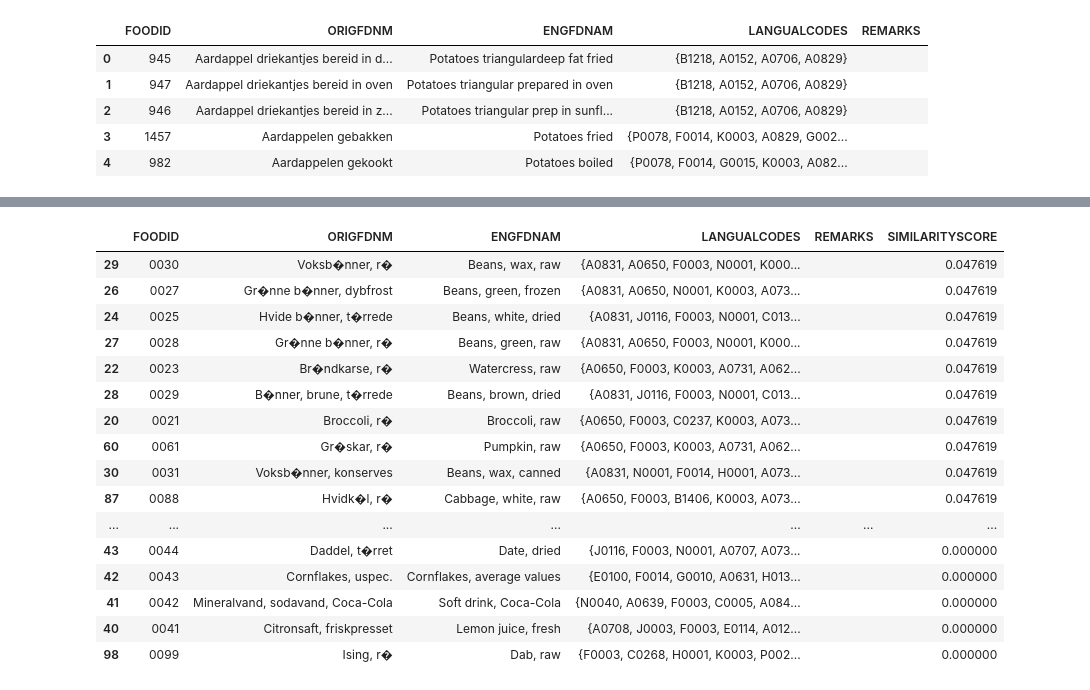
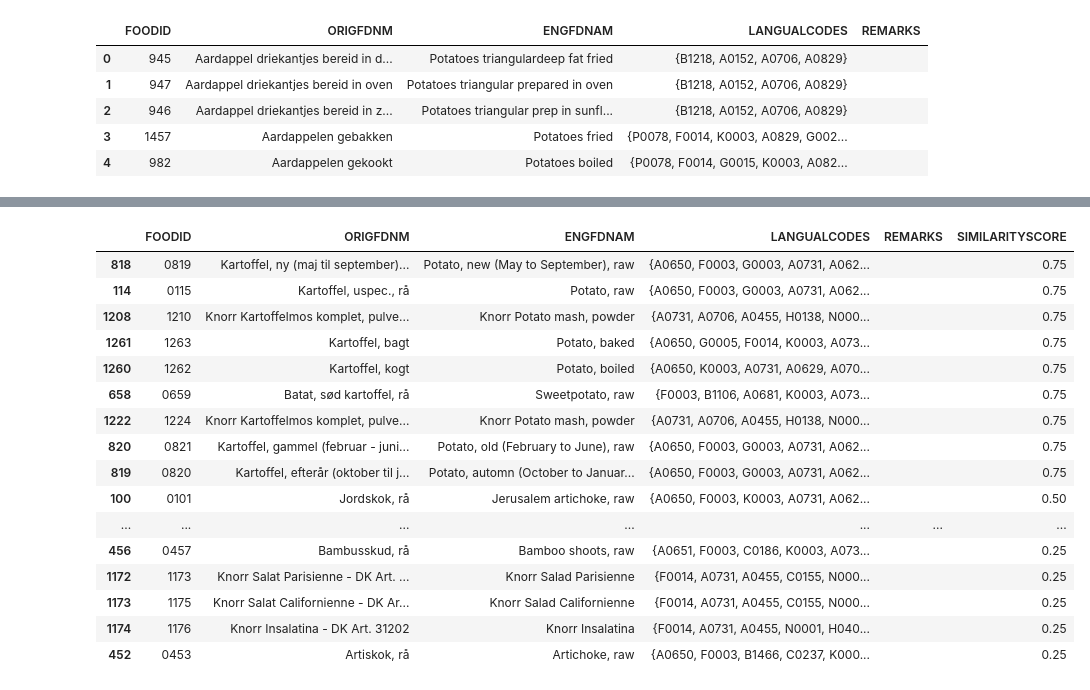
Before and after one commit to jbuhain/food-db-mapper, a Jupyter notebook: main.ipynb, the cells around one changed output, grey strips where cells are left out. Drawn from its saved outputs; the diff is of its cells as text; code cells hidden in the pictures.

Commit message:
progress june 7

```diff
--- a/main.ipynb
+++ b/main.ipynb
@@ -38,4 +37,28 @@ df_nevo_langal.head()
 | 2 | 946 | Aardappel driekantjes bereid in z... | Potatoes triangular prep in sunfl... | {B1218, A0152, A0706, A0829} |  |
 | 3 | 1457 | Aardappelen gebakken | Potatoes fried | {P0078, F0014, K0003, A0829, G002... |  |
 | 4 | 982 | Aardappelen gekookt | Potatoes boiled | {P0078, F0014, G0015, K0003, A082... |  |
+# %%
+# Path to your Excel file
+excel_path = 'data/Frida_5.1_November_2023.xlsx'
+
+# Create a Pandas Excel file object
+xls = pd.ExcelFile(excel_path)
+
+# Load each sheet into a separate DataFrame
+for sheet_name in xls.sheet_names:
+    if sheet_name == "Food":
+        df_frida_langal = pd.read_excel(xls, sheet_name)
+
+# df_frida_langal
+
+def convert_to_set(langual_codes):
+    if isinstance(langual_codes, str):
+        return set(langual_codes.split(','))
+    else:
+        return set()  # or np.nan if you prefer to keep NaN values
+
+# # Apply the function to the LANGUALCODES column
+df_frida_langal['LangualCode'] = df_frida_langal['LangualCode'].apply(convert_to_set)
+
+# df_frida_langal
 # %%
@@ -90,7 +107,10 @@ def langual_similarity(code1, code2):
 def jaccard_similarity(set1, set2):
     intersection = set1.intersection(set2)
     union = set1.union(set2)
-    return len(intersection) / len(union)
+    # REMOVED; INACCURATE
+    # return len(intersection) / len(union)
+    return len(intersection) / len(set1)
+
 
 def langual_similarity(code1, code2):
     set1 = set(code1.split())
@@ -104,14 +124,15 @@ def langual_similarity(code1, code2):
 # )
 
 # Calculate Jaccard similarity between the first row and the other rows
-first_row_set = df_nevo_langal['LANGUALCODES'][0]
+first_row_set = df_frida_langal['LangualCode'][0]
 df_nevo_langal['SIMILARITYSCORE'] = df_nevo_langal['LANGUALCODES'].apply(lambda x: jaccard_similarity(first_row_set, x))
-
+print(df_frida_langal['FoodName'][0])
+print(df_frida_langal['LangualCode'][0])
 # Set pandas options to display all rows
 pd.set_option('display.max_rows', None)
 
 # Sort the DataFrame based on SIMILARITY_TO_FIRST column from greatest to least
 df_nevo_langal = df_nevo_langal.sort_values(by='SIMILARITYSCORE', ascending=False)
 
-df_nevo_langal
+df_nevo_langal.head(50)
 # %% [output]
@@ -135,27 +158,27 @@ df_nevo_langal
 # %%
 # Calculate Jaccard similarity between the first row and the other rows
 first_row_set = df_nevo_langal['LANGUALCODES'][0]
-df_frida_langal['SIMILARITYSCORE'] = df_frida_langal['LANGUALCODES'].apply(lambda x: jaccard_similarity(first_row_set, x))
+df_frida_langal['SIMILARITYSCORE'] = df_frida_langal['LANGUALCODE'].apply(lambda x: jaccard_similarity(first_row_set, x))
 
 # Sort the DataFrame based on SIMILARITY_TO_FIRST column from greatest to least
 df_frida_langal = df_frida_langal.sort_values(by='SIMILARITYSCORE', ascending=False)
 
-df_frida_langal
+df_frida_langal.head(50)
 # %% [output]
 |  | FOODID | ORIGFDNM | ENGFDNAM | LANGUALCODES | REMARKS | SIMILARITYSCORE |
-| 29 | 0030 | Voksb�nner, r� | Beans, wax, raw | {A0831, A0650, F0003, N0001, K000... |  | 0.047619 |
-| 26 | 0027 | Gr�nne b�nner, dybfrost | Beans, green, frozen | {A0831, A0650, N0001, K0003, A073... |  | 0.047619 |
-| 24 | 0025 | Hvide b�nner, t�rrede | Beans, white, dried | {A0831, J0116, F0003, N0001, C013... |  | 0.047619 |
-| 27 | 0028 | Gr�nne b�nner, r� | Beans, green, raw | {A0831, A0650, F0003, N0001, K000... |  | 0.047619 |
-| 22 | 0023 | Br�ndkarse, r� | Watercress, raw | {A0650, F0003, K0003, A0731, A062... |  | 0.047619 |
-| 28 | 0029 | B�nner, brune, t�rrede | Beans, brown, dried | {A0831, J0116, F0003, N0001, C013... |  | 0.047619 |
-| 20 | 0021 | Broccoli, r� | Broccoli, raw | {A0650, F0003, C0237, K0003, A073... |  | 0.047619 |
-| 60 | 0061 | Gr�skar, r� | Pumpkin, raw | {A0650, F0003, K0003, A0731, A062... |  | 0.047619 |
-| 30 | 0031 | Voksb�nner, konserves | Beans, wax, canned | {A0831, N0001, F0014, H0001, A073... |  | 0.047619 |
-| 87 | 0088 | Hvidk�l, r� | Cabbage, white, raw | {A0650, F0003, B1406, K0003, A073... |  | 0.047619 |
+| 818 | 0819 | Kartoffel, ny (maj til september)... | Potato, new (May to September), raw | {A0650, F0003, G0003, A0731, A062... |  | 0.75 |
+| 114 | 0115 | Kartoffel, uspec., rå | Potato, raw | {A0650, F0003, G0003, A0731, A062... |  | 0.75 |
+| 1208 | 1210 | Knorr Kartoffelmos komplet, pulve... | Knorr Potato mash, powder | {A0731, A0706, A0455, H0138, N000... |  | 0.75 |
+| 1261 | 1263 | Kartoffel, bagt | Potato, baked | {A0650, G0005, F0014, K0003, A073... |  | 0.75 |
+| 1260 | 1262 | Kartoffel, kogt | Potato, boiled | {A0650, K0003, A0731, A0629, A070... |  | 0.75 |
+| 658 | 0659 | Batat, sød kartoffel, rå | Sweetpotato, raw | {F0003, B1106, A0681, K0003, A073... |  | 0.75 |
+| 1222 | 1224 | Knorr Kartoffelmos komplet, pulve... | Knorr Potato mash, powder | {A0731, A0706, A0455, H0138, N000... |  | 0.75 |
+| 820 | 0821 | Kartoffel, gammel (februar - juni... | Potato, old (February to June), raw | {A0650, F0003, G0003, A0731, A062... |  | 0.75 |
+| 819 | 0820 | Kartoffel, efterår (oktober til j... | Potato, automn (October to Januar... | {A0650, F0003, G0003, A0731, A062... |  | 0.75 |
+| 100 | 0101 | Jordskok, rå | Jerusalem artichoke, raw | {A0650, F0003, K0003, A0731, A062... |  | 0.50 |
 | ... | ... | ... | ... | ... | ... | ... |
-| 43 | 0044 | Daddel, t�rret | Date, dried | {J0116, F0003, N0001, A0707, A073... |  | 0.000000 |
-| 42 | 0043 | Cornflakes, uspec. | Cornflakes, average values | {E0100, F0014, G0010, A0631, H013... |  | 0.000000 |
-| 41 | 0042 | Mineralvand, sodavand, Coca-Cola | Soft drink, Coca-Cola | {N0040, A0639, F0003, C0005, A084... |  | 0.000000 |
-| 40 | 0041 | Citronsaft, friskpresset | Lemon juice, fresh | {A0708, J0003, F0003, E0114, A012... |  | 0.000000 |
-| 98 | 0099 | Ising, r� | Dab, raw | {F0003, C0268, H0001, K0003, P002... |  | 0.000000 |
+| 456 | 0457 | Bambusskud, rå | Bamboo shoots, raw | {A0651, F0003, C0186, K0003, A073... |  | 0.25 |
+| 1172 | 1173 | Knorr Salat Parisienne - DK Art. ... | Knorr Salad Parisienne | {F0014, A0731, A0455, C0155, N000... |  | 0.25 |
+| 1173 | 1175 | Knorr Salat Californienne - DK Ar... | Knorr Salad Californienne | {F0014, A0731, A0455, C0155, N000... |  | 0.25 |
+| 1174 | 1176 | Knorr Insalatina - DK Art. 31202 | Knorr Insalatina | {F0014, A0731, A0455, N0001, H040... |  | 0.25 |
+| 452 | 0453 | Artiskok, rå | Artichoke, raw | {A0650, F0003, B1466, C0237, K000... |  | 0.25 |
```
Also changed, not shown: parts of 5 cells of this notebook, 3 other files.
